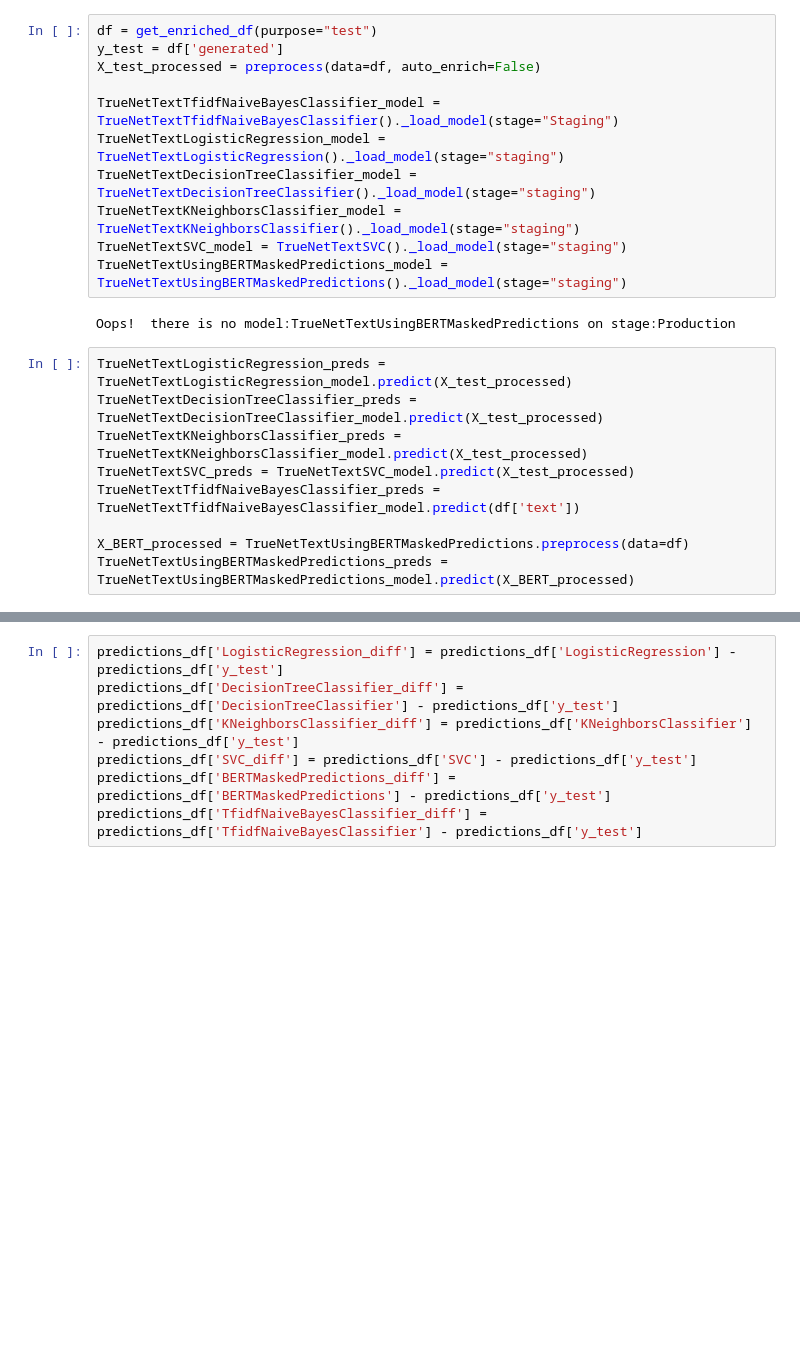
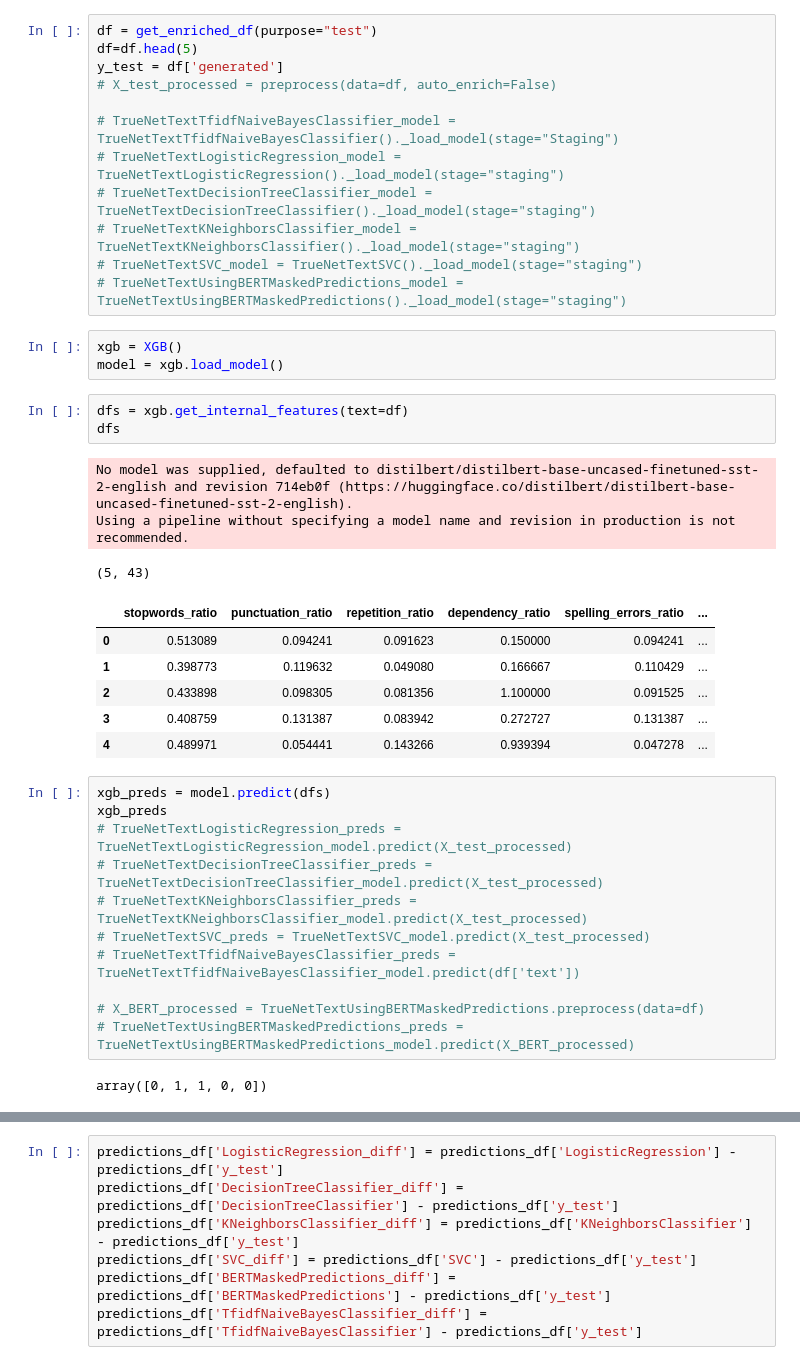
Before and after one commit to yukaberry/detect_ai_content, a Jupyter notebook: notebooks/texts/jerome_texts_compare_models.ipynb, the cells around one changed output, grey strips where cells are left out. Drawn from its saved outputs; the diff is of its cells as text; blank space fills up the shorter version.

```diff
--- a/notebooks/texts/jerome_texts_compare_models.ipynb
+++ b/notebooks/texts/jerome_texts_compare_models.ipynb
@@ -49,22 +59,41 @@ tf.config.experimental.list_physical_devices(GPU):[]
 # %%
 df = get_enriched_df(purpose="test")
+df=df.head(5)
 y_test = df['generated']
-X_test_processed = preprocess(data=df, auto_enrich=False)
+# X_test_processed = preprocess(data=df, auto_enrich=False)
 
-TrueNetTextTfidfNaiveBayesClassifier_model = TrueNetTextTfidfNaiveBayesClassifier()._load_model(stage="Staging")
-TrueNetTextLogisticRegression_model = TrueNetTextLogisticRegression()._load_model(stage="staging")
-TrueNetTextDecisionTreeClassifier_model = TrueNetTextDecisionTreeClassifier()._load_model(stage="staging")
-TrueNetTextKNeighborsClassifier_model = TrueNetTextKNeighborsClassifier()._load_model(stage="staging")
-TrueNetTextSVC_model = TrueNetTextSVC()._load_model(stage="staging")
-TrueNetTextUsingBERTMaskedPredictions_model = TrueNetTextUsingBERTMaskedPredictions()._load_model(stage="staging")
+# TrueNetTextTfidfNaiveBayesClassifier_model = TrueNetTextTfidfNaiveBayesClassifier()._load_model(stage="Staging")
+# TrueNetTextLogisticRegression_model = TrueNetTextLogisticRegression()._load_model(stage="staging")
+# TrueNetTextDecisionTreeClassifier_model = TrueNetTextDecisionTreeClassifier()._load_model(stage="staging")
+# TrueNetTextKNeighborsClassifier_model = TrueNetTextKNeighborsClassifier()._load_model(stage="staging")
+# TrueNetTextSVC_model = TrueNetTextSVC()._load_model(stage="staging")
+# TrueNetTextUsingBERTMaskedPredictions_model = TrueNetTextUsingBERTMaskedPredictions()._load_model(stage="staging")
-# %% [output]
-Oops!  there is no model:TrueNetTextUsingBERTMaskedPredictions on stage:Production
+# %%
+xgb = XGB()
+model = xgb.load_model()
+# %%
+dfs = xgb.get_internal_features(text=df)
+dfs
+# %% [output]
+No model was supplied, defaulted to distilbert/distilbert-base-uncased-finetuned-sst-2-english and revision 714eb0f (https://huggingface.co/distilbert/distilbert-base-uncased-finetuned-sst-2-english).
+Using a pipeline without specifying a model name and revision in production is not recommended.
+(5, 43)
+|  | stopwords_ratio | punctuation_ratio | repetition_ratio | dependency_ratio | spelling_errors_ratio | ... |
+| 0 | 0.513089 | 0.094241 | 0.091623 | 0.150000 | 0.094241 | ... |
+| 1 | 0.398773 | 0.119632 | 0.049080 | 0.166667 | 0.110429 | ... |
+| 2 | 0.433898 | 0.098305 | 0.081356 | 1.100000 | 0.091525 | ... |
+| 3 | 0.408759 | 0.131387 | 0.083942 | 0.272727 | 0.131387 | ... |
+| 4 | 0.489971 | 0.054441 | 0.143266 | 0.939394 | 0.047278 | ... |
 # %%
-TrueNetTextLogisticRegression_preds = TrueNetTextLogisticRegression_model.predict(X_test_processed)
-TrueNetTextDecisionTreeClassifier_preds = TrueNetTextDecisionTreeClassifier_model.predict(X_test_processed)
-TrueNetTextKNeighborsClassifier_preds = TrueNetTextKNeighborsClassifier_model.predict(X_test_processed)
-TrueNetTextSVC_preds = TrueNetTextSVC_model.predict(X_test_processed)
-TrueNetTextTfidfNaiveBayesClassifier_preds = TrueNetTextTfidfNaiveBayesClassifier_model.predict(df['text'])
+xgb_preds = model.predict(dfs)
+xgb_preds
+# TrueNetTextLogisticRegression_preds = TrueNetTextLogisticRegression_model.predict(X_test_processed)
+# TrueNetTextDecisionTreeClassifier_preds = TrueNetTextDecisionTreeClassifier_model.predict(X_test_processed)
+# TrueNetTextKNeighborsClassifier_preds = TrueNetTextKNeighborsClassifier_model.predict(X_test_processed)
+# TrueNetTextSVC_preds = TrueNetTextSVC_model.predict(X_test_processed)
+# TrueNetTextTfidfNaiveBayesClassifier_preds = TrueNetTextTfidfNaiveBayesClassifier_model.predict(df['text'])
 
-X_BERT_processed = TrueNetTextUsingBERTMaskedPredictions.preprocess(data=df)
-TrueNetTextUsingBERTMaskedPredictions_preds = TrueNetTextUsingBERTMaskedPredictions_model.predict(X_BERT_processed)
+# X_BERT_processed = TrueNetTextUsingBERTMaskedPredictions.preprocess(data=df)
+# TrueNetTextUsingBERTMaskedPredictions_preds = TrueNetTextUsingBERTMaskedPredictions_model.predict(X_BERT_processed)
+# %% [output]
+array([0, 1, 1, 0, 0])
```
Also changed, not shown: parts of 5 cells of this notebook.
